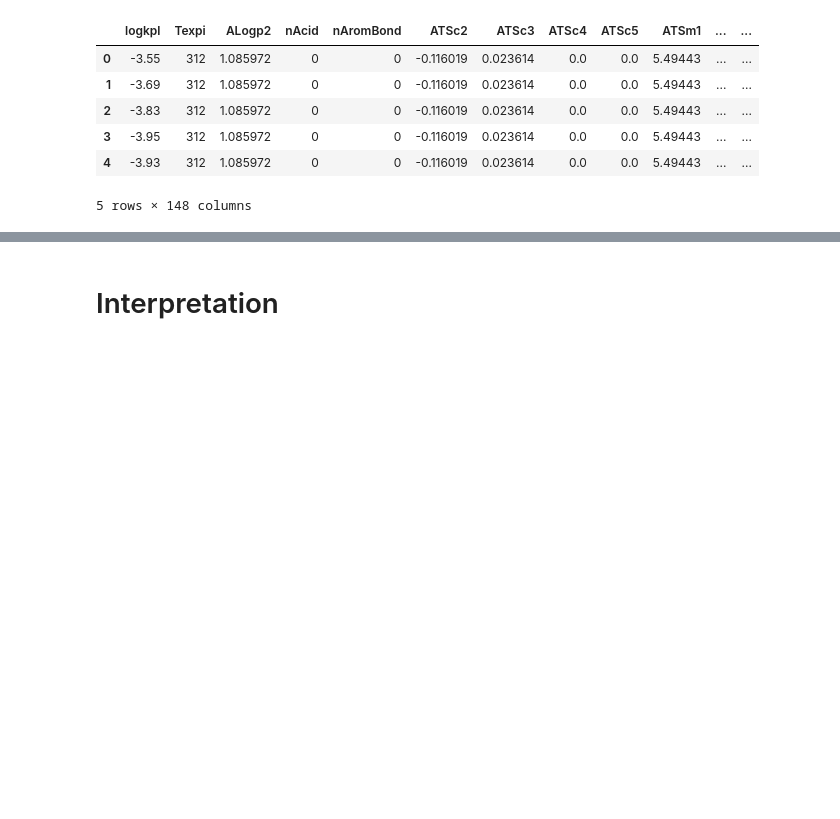
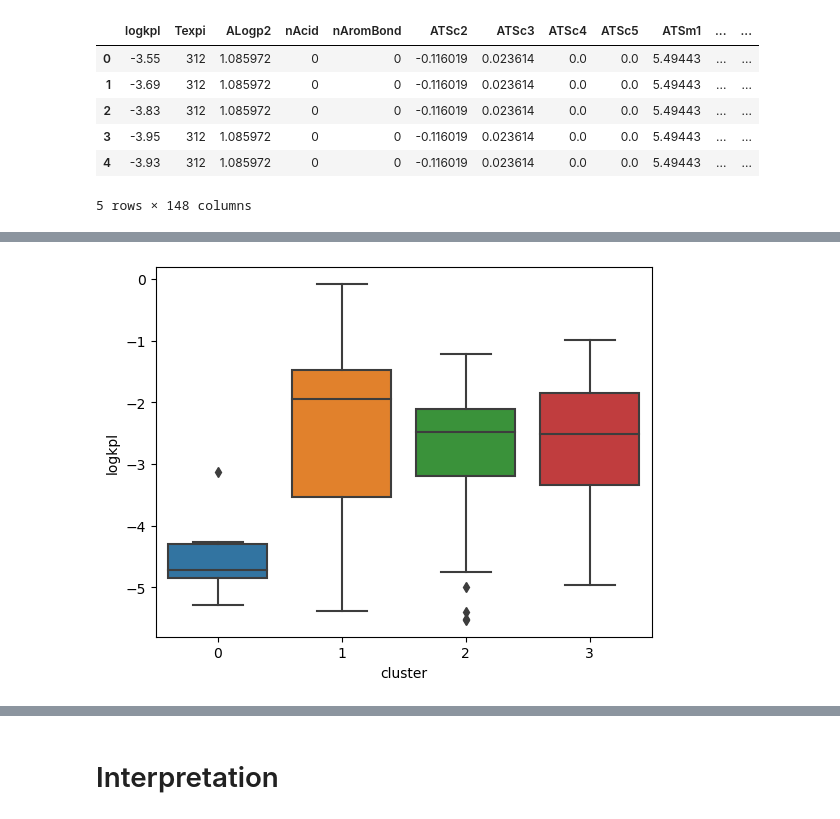
Before and after one commit to AhmadHammad21/Skin-Permeation, a Jupyter notebook: notebooks/5. clustering.ipynb, the cells around one changed output, grey strips where cells are left out. Drawn from its saved outputs; the diff is of its cells as text; code cells hidden in the pictures; blank space fills up the shorter version.

Commit message:
clustering_logkp

```diff
--- a/notebooks/5. clustering.ipynb
+++ b/notebooks/5. clustering.ipynb
@@ -162,4 +162,9 @@ pca_df
 417 rows × 5 columns
+# %%
+sns.boxplot(x="cluster", y="logkpl", data=pca_df)
+plt.show()
+# %% [output]
+[figure, added]
 # %%
 # Create two traces for each set of data
 trace1 = go.Scatter(
```
Also changed, not shown: parts of 3 cells of this notebook.
